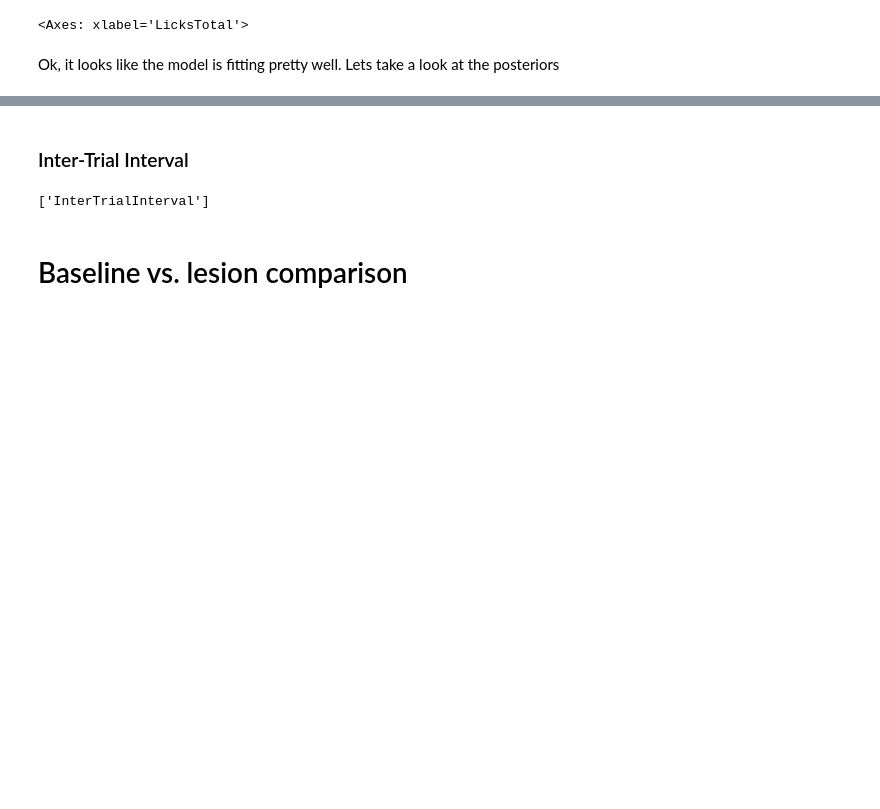
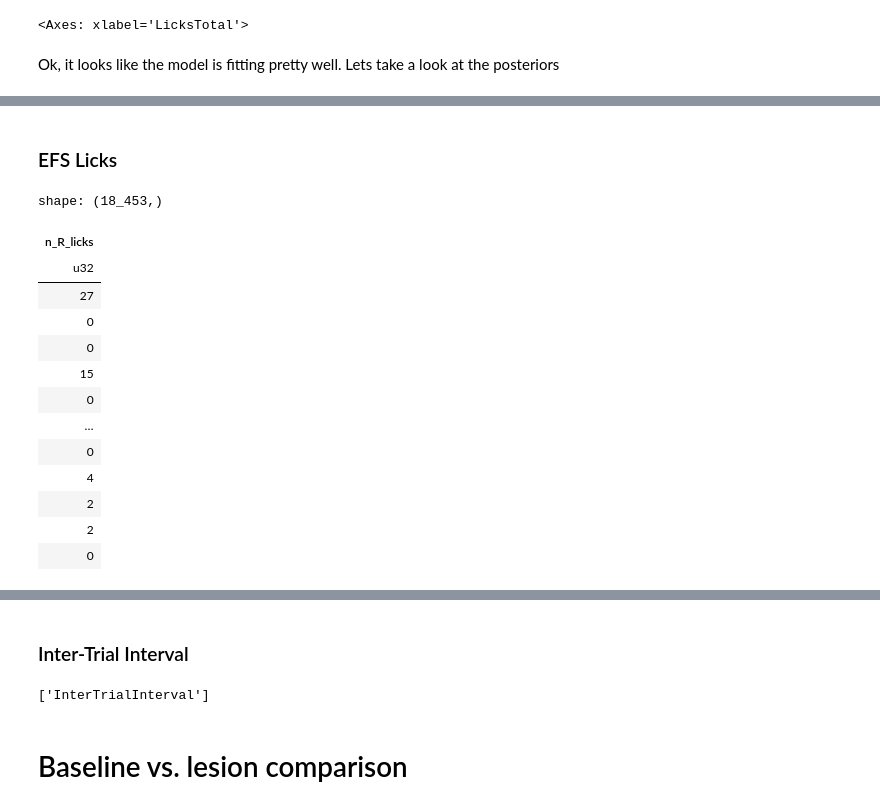
Before and after one commit to BenjoLiving/matching-pennies, a Jupyter notebook: matching_pennies/analysis/experiments/lesion_study_normal.ipynb, the cells around one changed output, grey strips where cells are left out. Drawn from its saved outputs; the diff is of its cells as text; code cells hidden in the pictures; blank space fills up the shorter version.

```diff
--- a/matching_pennies/analysis/experiments/lesion_study_normal.ipynb
+++ b/matching_pennies/analysis/experiments/lesion_study_normal.ipynb
@@ -605,0 +645,19 @@ fig, ax = plot_trace(idata_lick, var_names=plot_vars, compact=True)
+# %% [markdown]
+### EFS Licks
+# %%
+tdf["n_R_licks"]
+# %% [output]
+shape: (18_453,)
+| n_R_licks |
+| u32 |
+| 27 |
+| 0 |
+| 0 |
+| 15 |
+| 0 |
+| … |
+| 0 |
+| 4 |
+| 2 |
+| 2 |
+| 0 |
```
Also changed, not shown: parts of 26 cells of this notebook.
